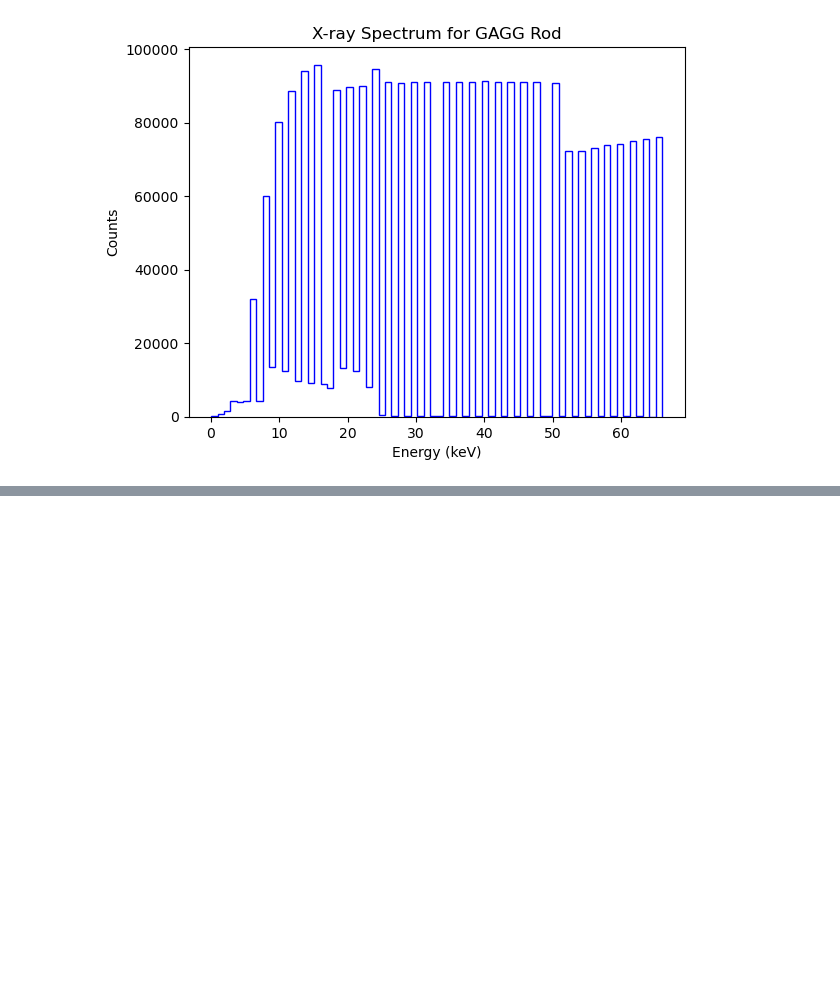
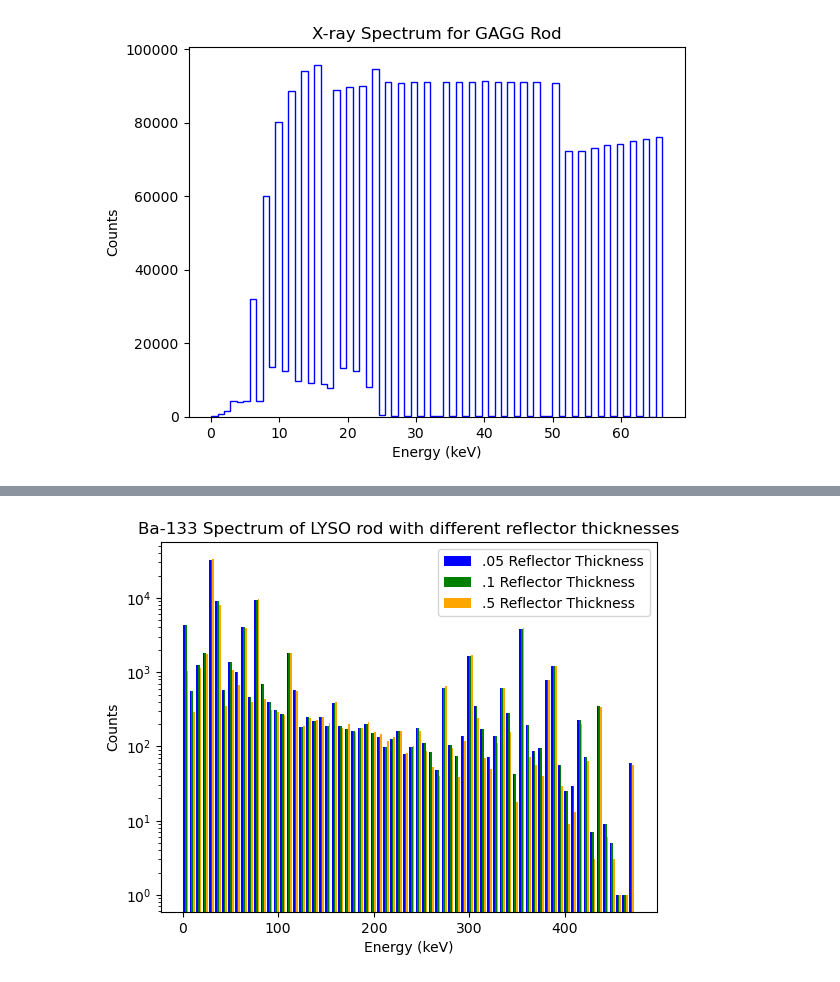
Before and after one commit to ChrisG0407/impish-project, a Jupyter notebook: xray-spectrum.ipynb, the cells around one changed output, grey strips where cells are left out. Drawn from its saved outputs; the diff is of its cells as text; code cells hidden in the pictures; blank space fills up the shorter version.

```diff
--- a/xray-spectrum.ipynb
+++ b/xray-spectrum.ipynb
@@ -191,0 +270,18 @@ plt.show()
+# %%
+x1 = ldf05['Energy']
+x2 = ldf1['Energy']
+x3 = ldf5['Energy']
+
+colors = ['blue', 'green', 'orange']
+names = ['.05 Reflector Thickness', '.1 Reflector Thickness', '.5 Reflector Thickness']
+
+plt.hist([x1, x2, x3], bins = 70, color = colors, label = names)
+plt.xlabel('Energy (keV)')
+plt.ylabel('Counts')
+plt.yscale('log')
+plt.legend()
+plt.title('Ba-133 Spectrum of LYSO rod with different reflector thicknesses')
+
+plt.show()
+# %% [output]
+[figure, added]
```
Also changed, not shown: parts of 2 cells of this notebook.
